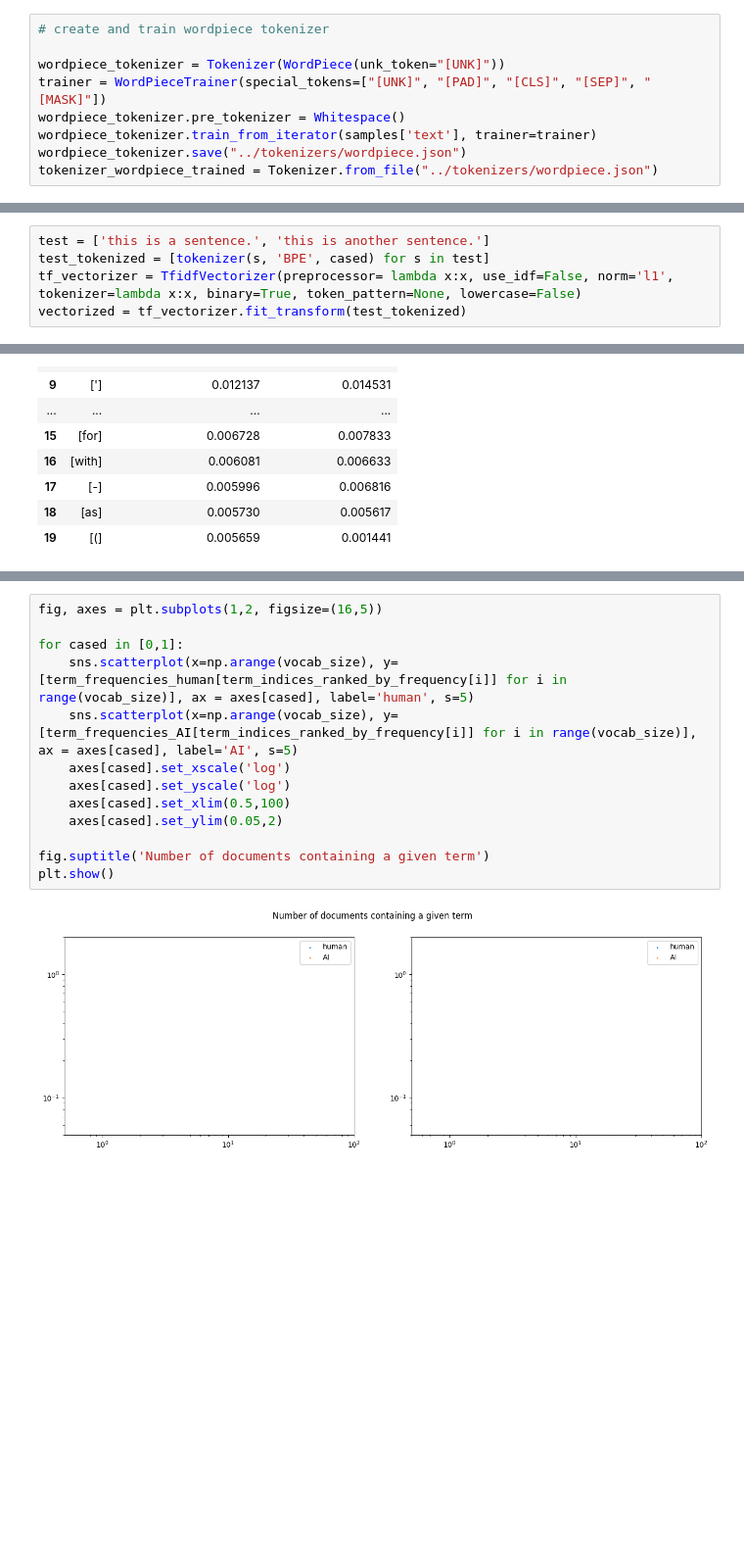
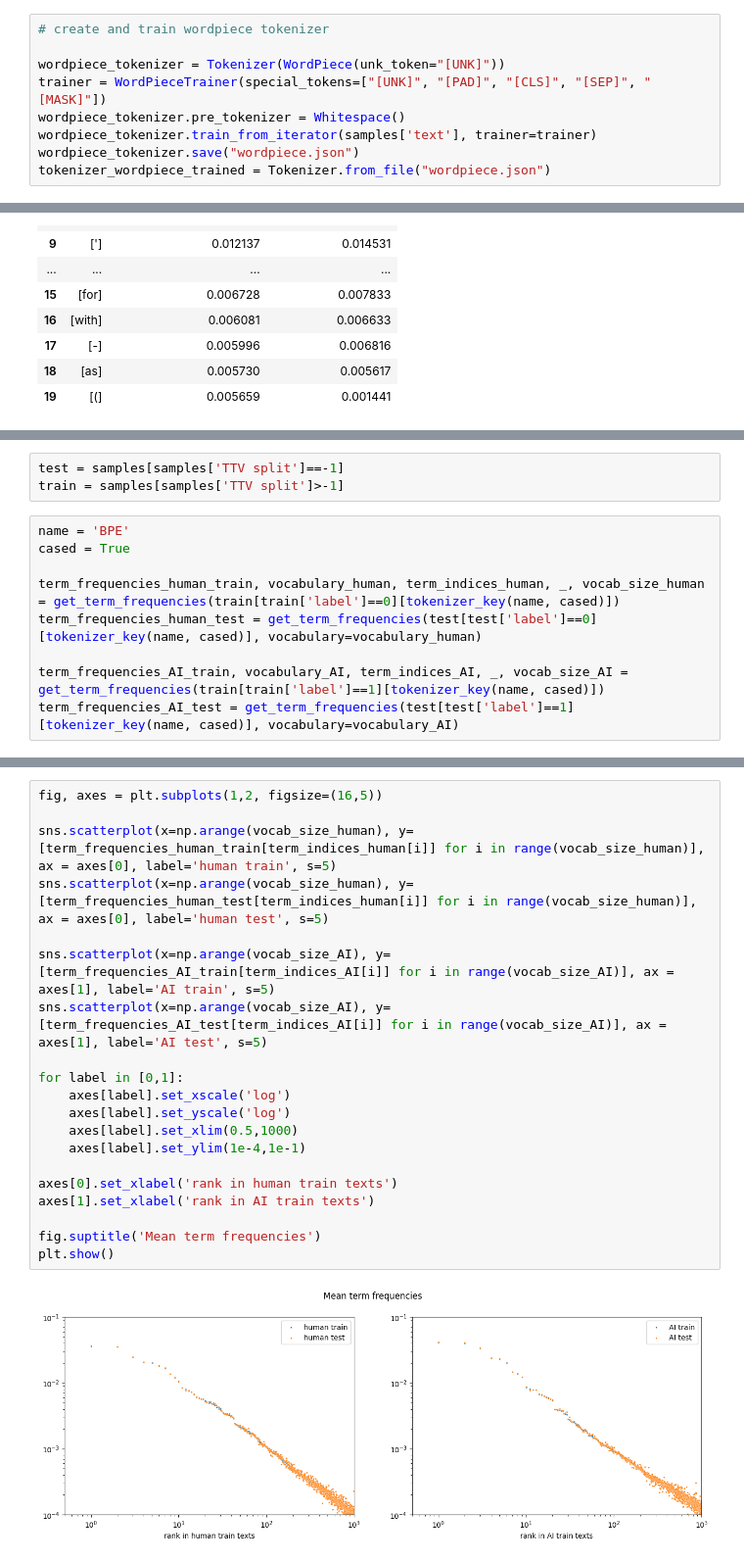
Before and after one commit to tommyliphysics/tommyli-ml, a Jupyter notebook: ai_detector/notebooks/EDA.ipynb, the cells around one changed output, grey strips where cells are left out. Shown at 98% size. Drawn from its saved outputs; the diff is of its cells as text; blank space fills up the shorter version.

```diff
--- a/ai_detector/notebooks/EDA.ipynb
+++ b/ai_detector/notebooks/EDA.ipynb
@@ -45,8 +45,8 @@ wordpiece_tokenizer = Tokenizer(WordPiece(unk_token="[UNK]"))
 trainer = WordPieceTrainer(special_tokens=["[UNK]", "[PAD]", "[CLS]", "[SEP]", "[MASK]"])
 wordpiece_tokenizer.pre_tokenizer = Whitespace()
 wordpiece_tokenizer.train_from_iterator(samples['text'], trainer=trainer)
-wordpiece_tokenizer.save("../tokenizers/wordpiece.json")
-tokenizer_wordpiece_trained = Tokenizer.from_file("../tokenizers/wordpiece.json")
+wordpiece_tokenizer.save("wordpiece.json")
+tokenizer_wordpiece_trained = Tokenizer.from_file("wordpiece.json")
 # %%
 import sentencepiece as spm
 
@@ -194,8 +187,3 @@ Wall time: 6min 34s
 ## Visualising the tokeniser vocabularies
 
 We are now ready to explore the vocabulary. Using the tokenized texts, we will perform a count of each token and plot their frequencies:
-# %%
-test = ['this is a sentence.', 'this is another sentence.']
-test_tokenized = [tokenizer(s, 'BPE', cased) for s in test]
-tf_vectorizer = TfidfVectorizer(preprocessor= lambda x:x, use_idf=False, norm='l1', tokenizer=lambda x:x, binary=True, token_pattern=None, lowercase=False)
-vectorized = tf_vectorizer.fit_transform(test_tokenized)
@@ -328,0 +309,12 @@ token_frequency_data.head(20)
+# %%
+test = samples[samples['TTV split']==-1]
+train = samples[samples['TTV split']>-1]
+# %%
+name = 'BPE'
+cased = True
+
+term_frequencies_human_train, vocabulary_human, term_indices_human, _, vocab_size_human = get_term_frequencies(train[train['label']==0][tokenizer_key(name, cased)])
+term_frequencies_human_test = get_term_frequencies(test[test['label']==0][tokenizer_key(name, cased)], vocabulary=vocabulary_human)
+
+term_frequencies_AI_train, vocabulary_AI, term_indices_AI, _, vocab_size_AI = get_term_frequencies(train[train['label']==1][tokenizer_key(name, cased)])
+term_frequencies_AI_test = get_term_frequencies(test[test['label']==1][tokenizer_key(name, cased)], vocabulary=vocabulary_AI)
@@ -329,15 +328,22 @@ token_frequency_data.head(20)
 # %%
 fig, axes = plt.subplots(1,2, figsize=(16,5))
 
-for cased in [0,1]:
-    sns.scatterplot(x=np.arange(vocab_size), y=[term_frequencies_human[term_indices_ranked_by_frequency[i]] for i in range(vocab_size)], ax = axes[cased], label='human', s=5)
-    sns.scatterplot(x=np.arange(vocab_size), y=[term_frequencies_AI[term_indices_ranked_by_frequency[i]] for i in range(vocab_size)], ax = axes[cased], label='AI', s=5)
-    axes[cased].set_xscale('log')
-    axes[cased].set_yscale('log')
-    axes[cased].set_xlim(0.5,100)
-    axes[cased].set_ylim(0.05,2)
+sns.scatterplot(x=np.arange(vocab_size_human), y=[term_frequencies_human_train[term_indices_human[i]] for i in range(vocab_size_human)], ax = axes[0], label='human train', s=5)
+sns.scatterplot(x=np.arange(vocab_size_human), y=[term_frequencies_human_test[term_indices_human[i]] for i in range(vocab_size_human)], ax = axes[0], label='human test', s=5)
 
-fig.suptitle('Number of documents containing a given term')
+sns.scatterplot(x=np.arange(vocab_size_AI), y=[term_frequencies_AI_train[term_indices_AI[i]] for i in range(vocab_size_AI)], ax = axes[1], label='AI train', s=5)
+sns.scatterplot(x=np.arange(vocab_size_AI), y=[term_frequencies_AI_test[term_indices_AI[i]] for i in range(vocab_size_AI)], ax = axes[1], label='AI test', s=5)
+
+for label in [0,1]:
+    axes[label].set_xscale('log')
+    axes[label].set_yscale('log')
+    axes[label].set_xlim(0.5,1000)
+    axes[label].set_ylim(1e-4,1e-1)
+
+axes[0].set_xlabel('rank in human train texts')
+axes[1].set_xlabel('rank in AI train texts')
+
+fig.suptitle('Mean term frequencies')
 plt.show()
 # %% [output]
-[figure, old version]
+[figure, new version]
```
Also changed, not shown: parts of 17 cells of this notebook.
